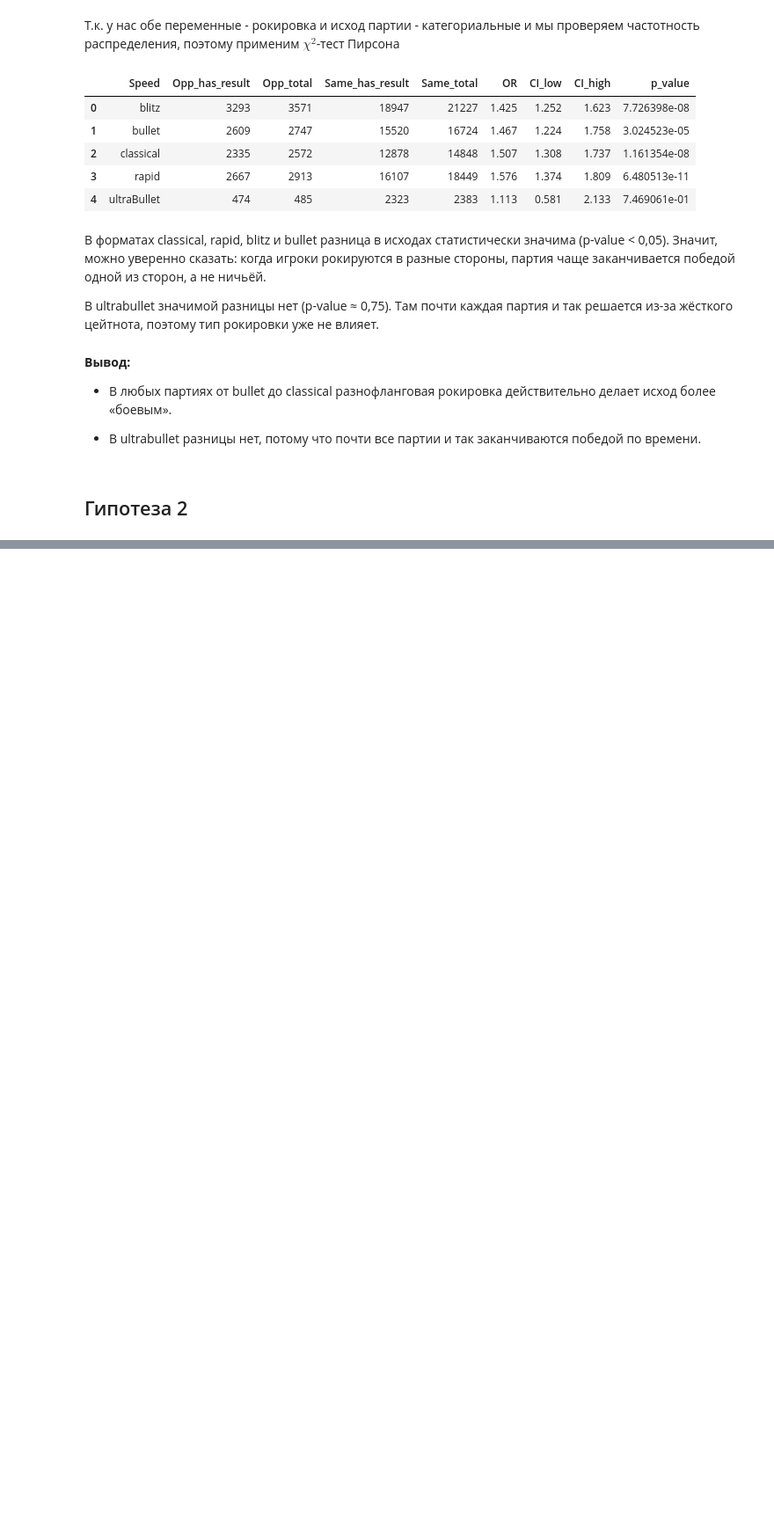
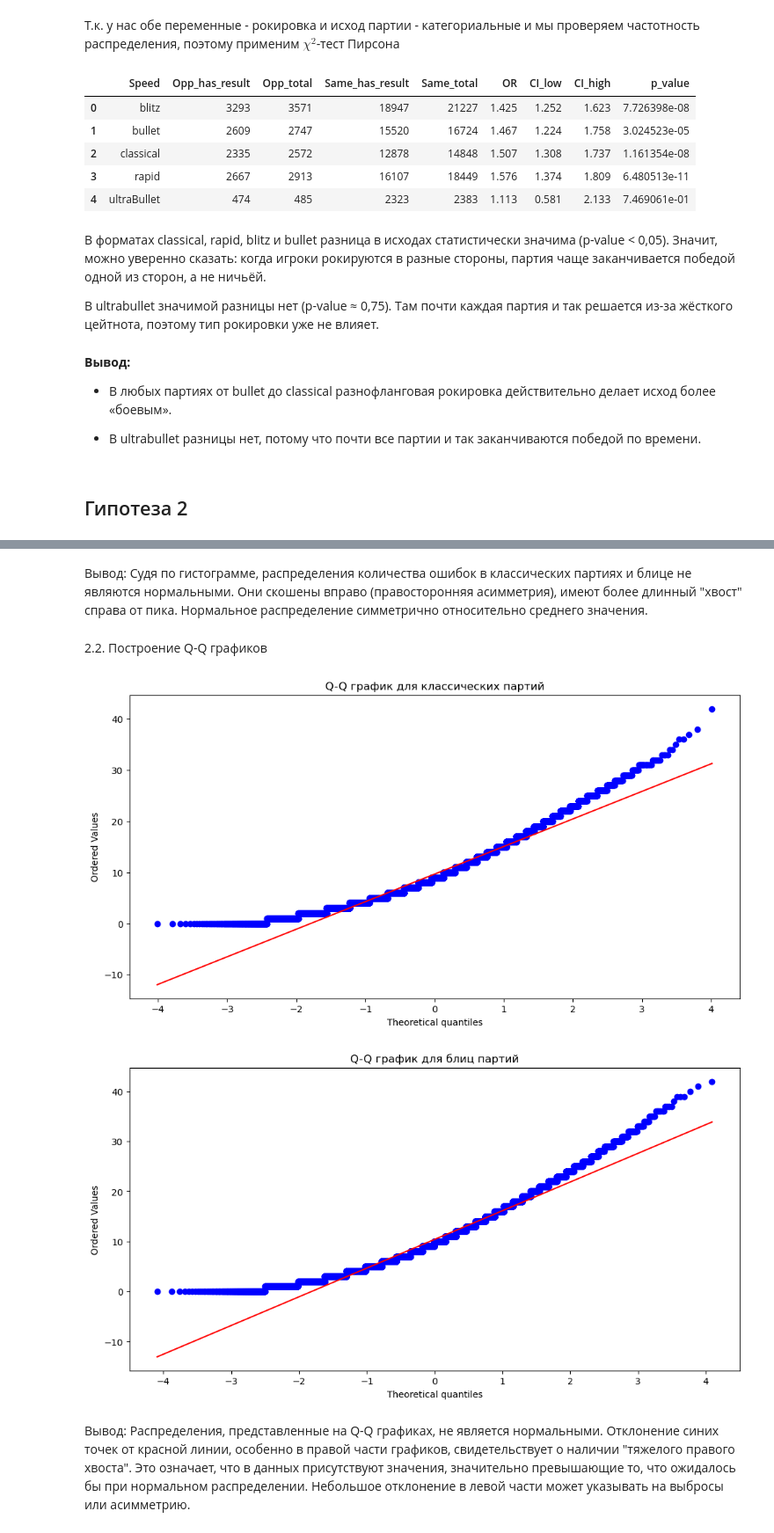
Before and after one commit to Alisa-Shikanyan/ABD-3-chess, a Jupyter notebook: Hypothesis_Testing.ipynb, the cells around one changed output, grey strips where cells are left out. Shown: that part at 88% size. Saved outputs shown, nothing was run; the diff lists cells and outputs as text; code cells hidden in the pictures; blank space fills up the shorter version.

```diff
--- a/Hypothesis_Testing.ipynb
+++ b/Hypothesis_Testing.ipynb
@@ -174,0 +210,20 @@ summary
+# %% [markdown]
+Вывод: Судя по гистограмме, распределения количества ошибок в классических партиях и блице не являются нормальными.  Они скошены вправо (правосторонняя асимметрия),  имеют более длинный "хвост" справа от пика.  Нормальное распределение симметрично относительно среднего значения.
+# %% [markdown]
+2.2. Построение Q-Q графиков
+# %%
+# Q-Q графики
+plt.figure(figsize=(12, 6))
+stats.probplot(df[df['Speed'] == 'classical']['Total_Errors'], dist="norm", plot=plt)
+plt.title('Q-Q график для классических партий')
+plt.show()
+
+plt.figure(figsize=(12, 6))
+stats.probplot(df[df['Speed'] == 'blitz']['Total_Errors'], dist="norm", plot=plt)
+plt.title('Q-Q график для блиц партий')
+plt.show()
+# %% [output]
+[figure, added]
+[figure, added]
+# %% [markdown]
+Вывод: Распределения, представленные на Q-Q графиках, не является нормальными.  Отклонение синих точек от красной линии, особенно в правой части графиков, свидетельствует о наличии "тяжелого правого хвоста".  Это означает, что в данных присутствуют значения, значительно превышающие то, что ожидалось бы при нормальном распределении. Небольшое отклонение в левой части может указывать на  выбросы или асимметрию.
```
Also changed, not shown: parts of 19 cells of this notebook.
